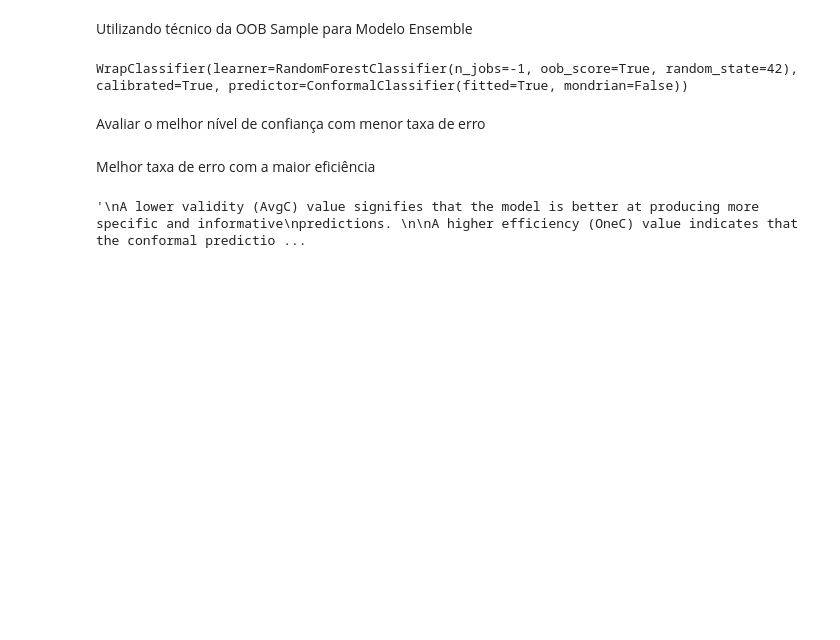
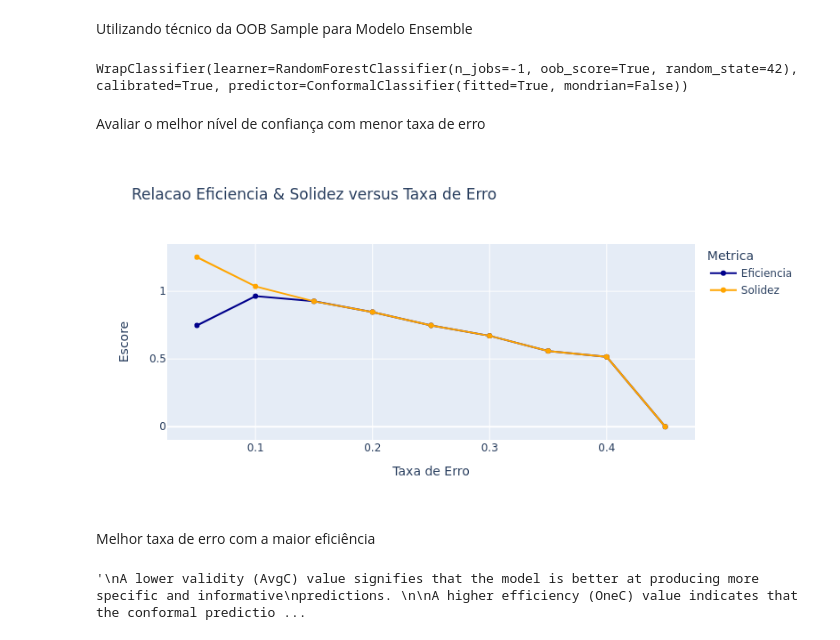
Before and after one commit to HeyLucasLeao/cp-study, a Jupyter notebook: eda.ipynb, the cells around one changed output. Saved outputs shown, nothing was run; the diff lists cells and outputs as text; code cells hidden in the pictures; blank space fills up the shorter version.

```diff
--- a/eda.ipynb
+++ b/eda.ipynb
@@ -105,26 +107,28 @@ def custom_facet_title(fig, titles):
 # %%
 # Create a DataFrame from the data
 
 df = pd.DataFrame(error_rate).T
 
 # Create the bar chart
 fig = px.line(df, x=df.index, y=['efficiency', 'validity'],
              labels={'value': 'Escore'},
              markers=True,
-             title='Relação Eficiência & Solidez versus Taxa de Erro',
+             title='Relacao Eficiencia & Solidez versus Taxa de Erro',
              color_discrete_sequence=['darkblue', 'orange'],
              width=800,
              height=400)
 fig.update_layout(hovermode="x")
 fig.update_traces(hovertemplate="%{y}")
 custom_legend(
-        fig=fig, nameSwap={"efficiency": "Eficiência", "validity": "Solidez"}
+        fig=fig, nameSwap={"efficiency": "Eficiencia", "validity": "Solidez"}
     )
 fig.update_layout(legend=dict(
-    title="Métrica"))
+    title="Metrica"))
 fig.update_yaxes(title_text="Escore")
 fig.update_xaxes(title_text="Taxa de Erro")
-fig.show("svg")
+fig.show("png")
+# %% [output]
+[figure, added]
 # %% [markdown]
 Melhor taxa de erro com a maior eficiência
 # %%
```
Also changed, not shown: parts of 6 cells of this notebook.
